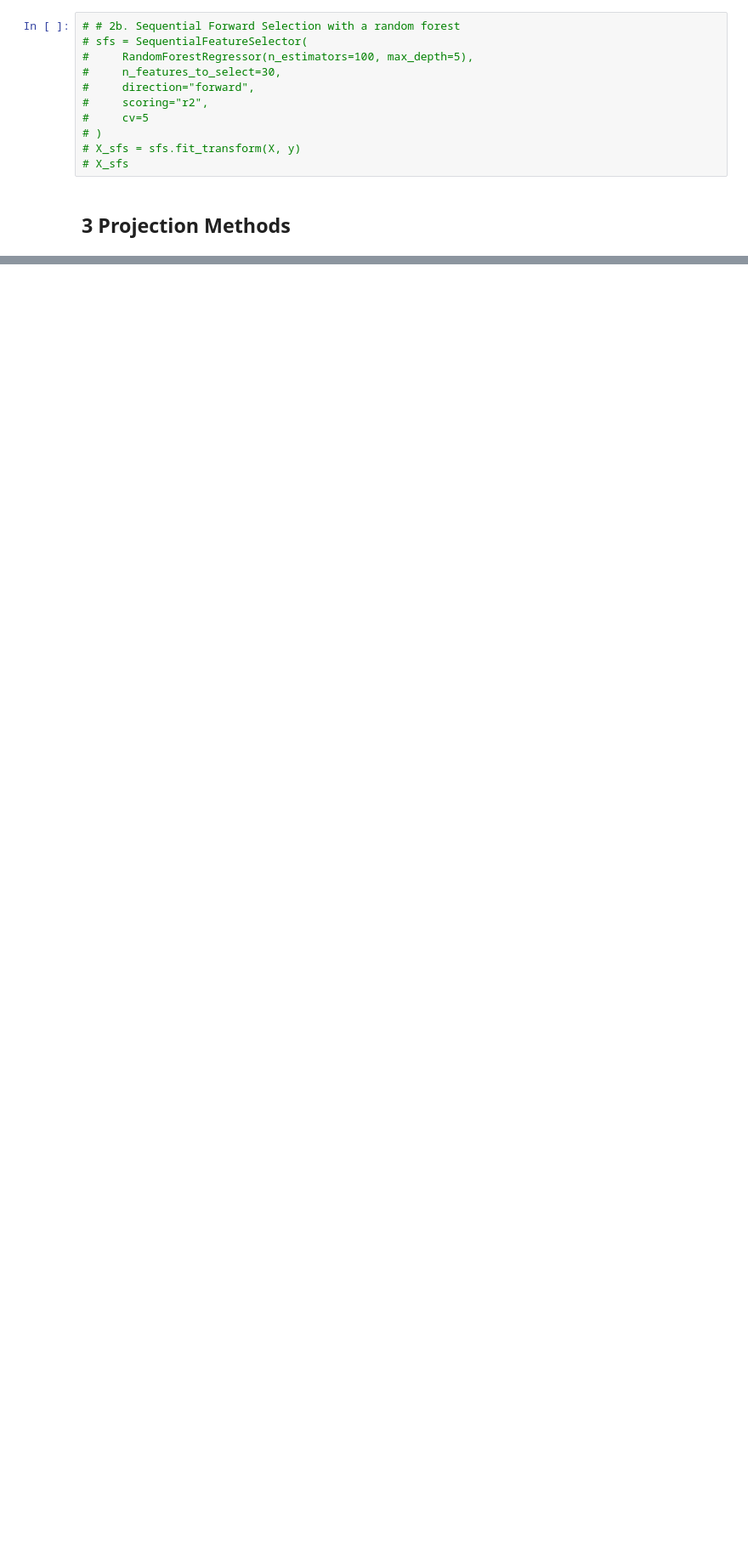
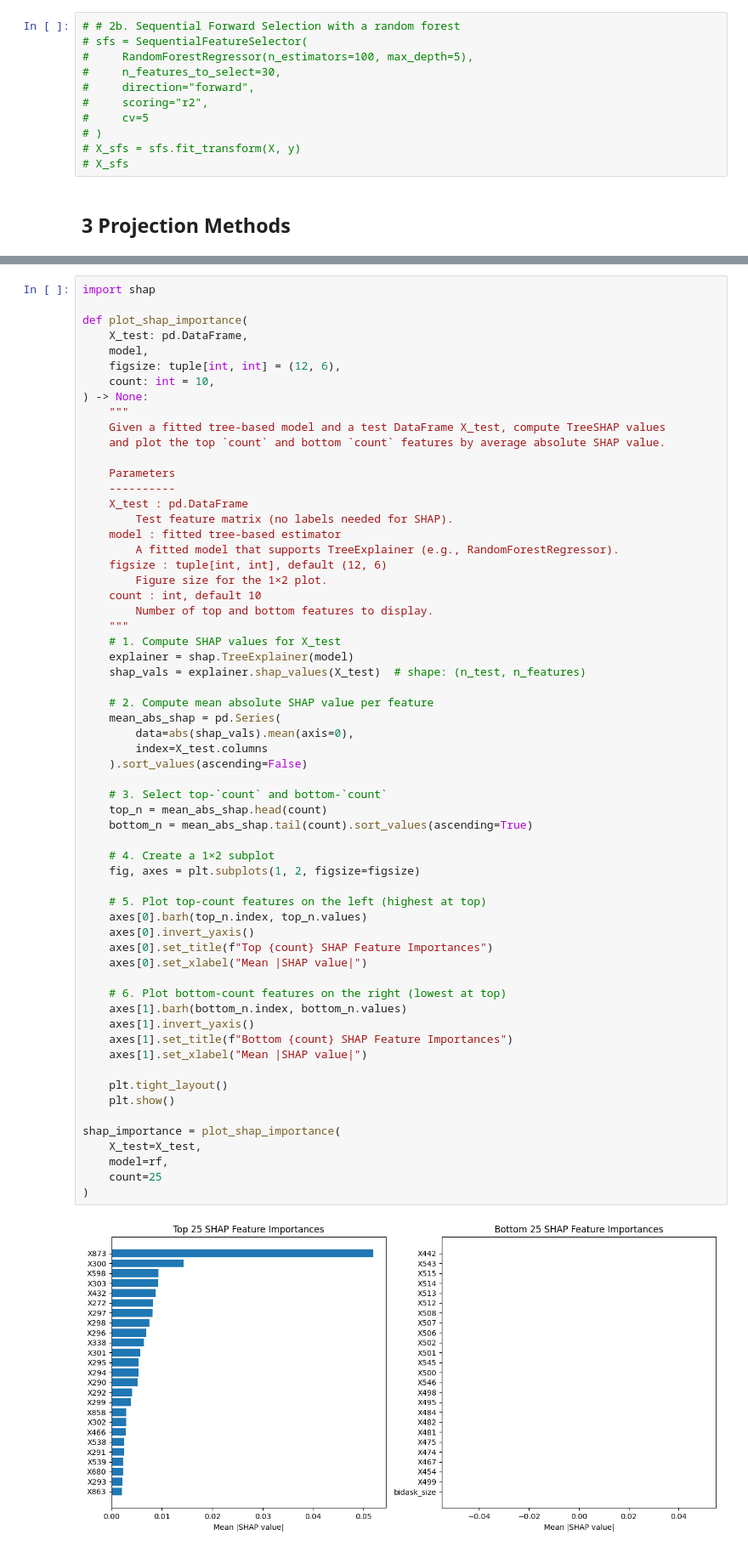
Before and after one commit to ryantjx/kaggle, a Jupyter notebook: drw-cryptomarketprediction2025/treemodels2.ipynb, the cells around one changed output, grey strips where cells are left out. Shown at 85% size. Drawn from its saved outputs; the diff is of its cells as text; blank space fills up the shorter version.

```diff
--- a/drw-cryptomarketprediction2025/treemodels2.ipynb
+++ b/drw-cryptomarketprediction2025/treemodels2.ipynb
@@ -495,0 +712,63 @@ results = evaluate_grid(
+# %%
+import shap
+
+def plot_shap_importance(
+    X_test: pd.DataFrame,
+    model,
+    figsize: tuple[int, int] = (12, 6),
+    count: int = 10,
+) -> None:
+    """
+    Given a fitted tree‐based model and a test DataFrame X_test, compute TreeSHAP values
+    and plot the top `count` and bottom `count` features by average absolute SHAP value.
+
+    Parameters
+    ----------
+    X_test : pd.DataFrame
+        Test feature matrix (no labels needed for SHAP).
+    model : fitted tree‐based estimator
+        A fitted model that supports TreeExplainer (e.g., RandomForestRegressor).
+    figsize : tuple[int, int], default (12, 6)
+        Figure size for the 1×2 plot.
+    count : int, default 10
+        Number of top and bottom features to display.
+    """
+    # 1. Compute SHAP values for X_test
+    explainer = shap.TreeExplainer(model)
+    shap_vals = explainer.shap_values(X_test)  # shape: (n_test, n_features)
+
+    # 2. Compute mean absolute SHAP value per feature
+    mean_abs_shap = pd.Series(
+        data=abs(shap_vals).mean(axis=0),
+        index=X_test.columns
+    ).sort_values(ascending=False)
+
+    # 3. Select top‐`count` and bottom‐`count`
+    top_n = mean_abs_shap.head(count)
+    bottom_n = mean_abs_shap.tail(count).sort_values(ascending=True)
+
+    # 4. Create a 1×2 subplot
+    fig, axes = plt.subplots(1, 2, figsize=figsize)
+
+    # 5. Plot top‐count features on the left (highest at top)
+    axes[0].barh(top_n.index, top_n.values)
+    axes[0].invert_yaxis()
+    axes[0].set_title(f"Top {count} SHAP Feature Importances")
+    axes[0].set_xlabel("Mean |SHAP value|")
+
+    # 6. Plot bottom‐count features on the right (lowest at top)
+    axes[1].barh(bottom_n.index, bottom_n.values)
+    axes[1].invert_yaxis()
+    axes[1].set_title(f"Bottom {count} SHAP Feature Importances")
+    axes[1].set_xlabel("Mean |SHAP value|")
+
+    plt.tight_layout()
+    plt.show()
+
+shap_importance = plot_shap_importance(
+    X_test=X_test,
+    model=rf,
+    count=25
+)
+# %% [output]
+[figure, added]
```
Also changed, not shown: parts of 33 cells of this notebook, 3 other files.
